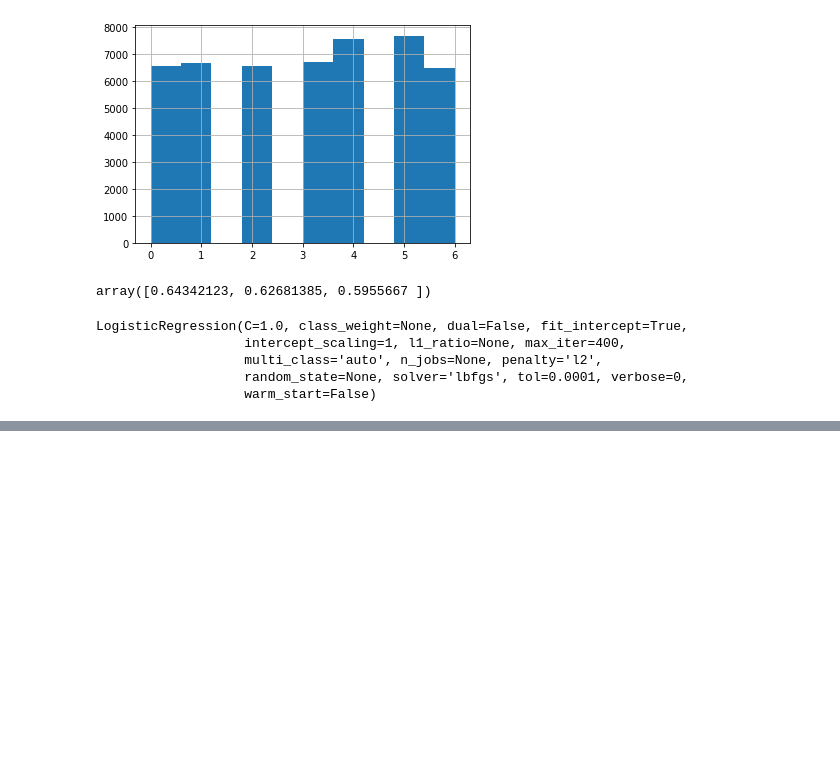
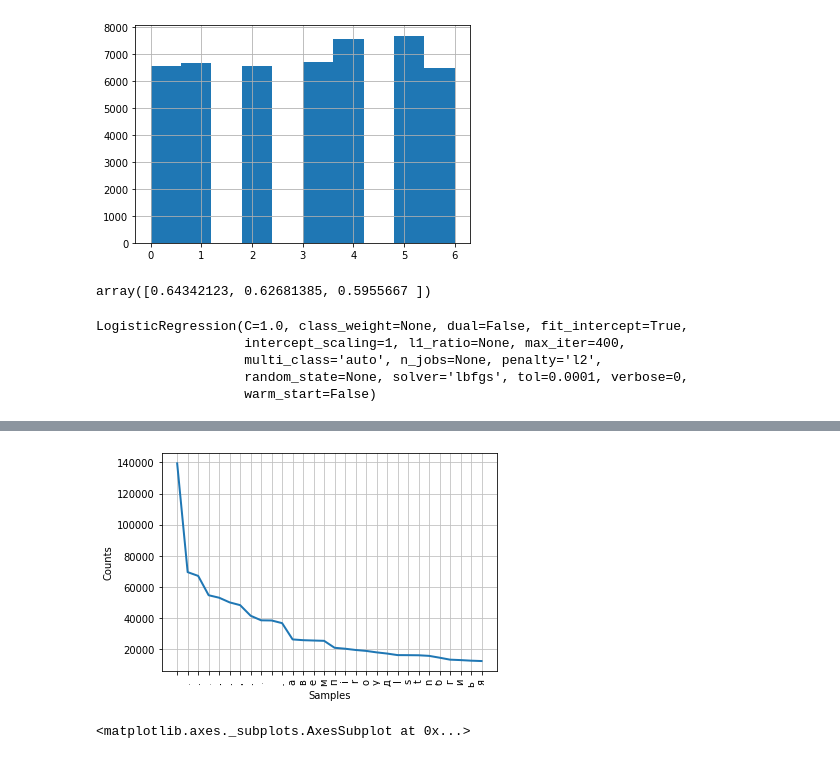
Before and after one commit to Metafiz/ml-base-2020, a Jupyter notebook: Python/Data Fusion Contest/data_fusion_EDA_basemodel.ipynb, the cells around one changed output, grey strips where cells are left out. Cells and saved outputs as stored; diff of their text form; code cells hidden in the pictures; blank space fills up the shorter version.

```diff
--- a/Python/Data Fusion Contest/data_fusion_EDA_basemodel.ipynb
+++ b/Python/Data Fusion Contest/data_fusion_EDA_basemodel.ipynb
@@ -151,0 +382,13 @@ pickle.dump(clf, open('clf_task1', 'wb'))
+# %%
+%%time
+all_tokens = []
+for item_name in tqdm(train2.item_name):
+    item_name = item_name.lower()
+    item_name = remove_punctuation(item_name)
+    item_name = remove_numbers(item_name)
+    item_name = remove_multiple_spaces(item_name)
+
+    tokens = word_tokenize(item_name)
+    for token in tokens:
+        if token not in russian_stopwords and token not in all_tokens and token != ' ':
+            all_tokens.append(token)
@@ -151,0 +442,6 @@ pickle.dump(clf, open('clf_task1', 'wb'))
+# %%
+#text = " ".join(all_tokens)
+import nltk
+text = nltk.Text(all_tokens)
+print(type(text))
+text[:10]
@@ -151,0 +460,5 @@ pickle.dump(clf, open('clf_task1', 'wb'))
+# %%
+%%time
+from nltk.probability import FreqDist
+fdist = FreqDist(text)
+fdist
@@ -151,0 +481,5 @@ pickle.dump(clf, open('clf_task1', 'wb'))
+# %%
+fdist.plot(30,cumulative=False)
+# %% [output]
+[figure, added]
+<matplotlib.axes._subplots.AxesSubplot at 0x...>
```
Also changed, not shown: parts of 49 cells of this notebook.
